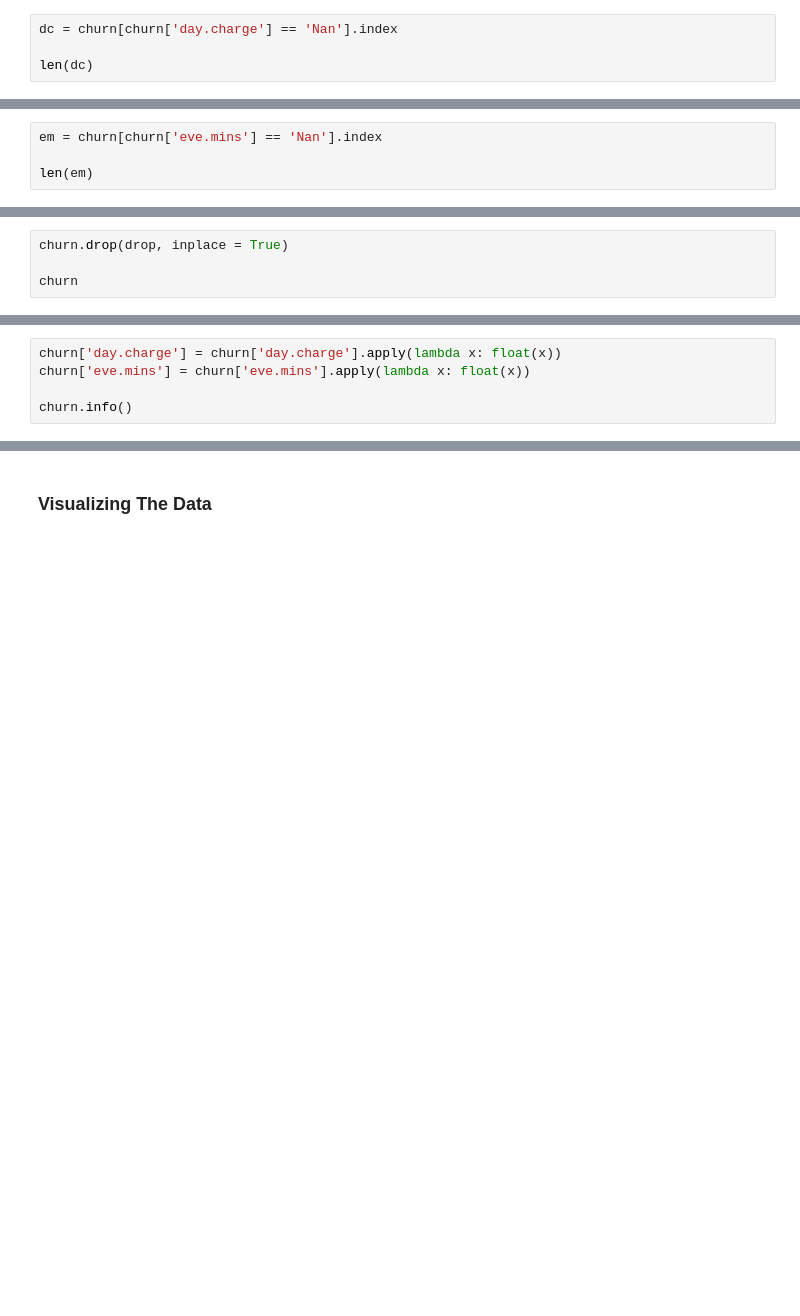
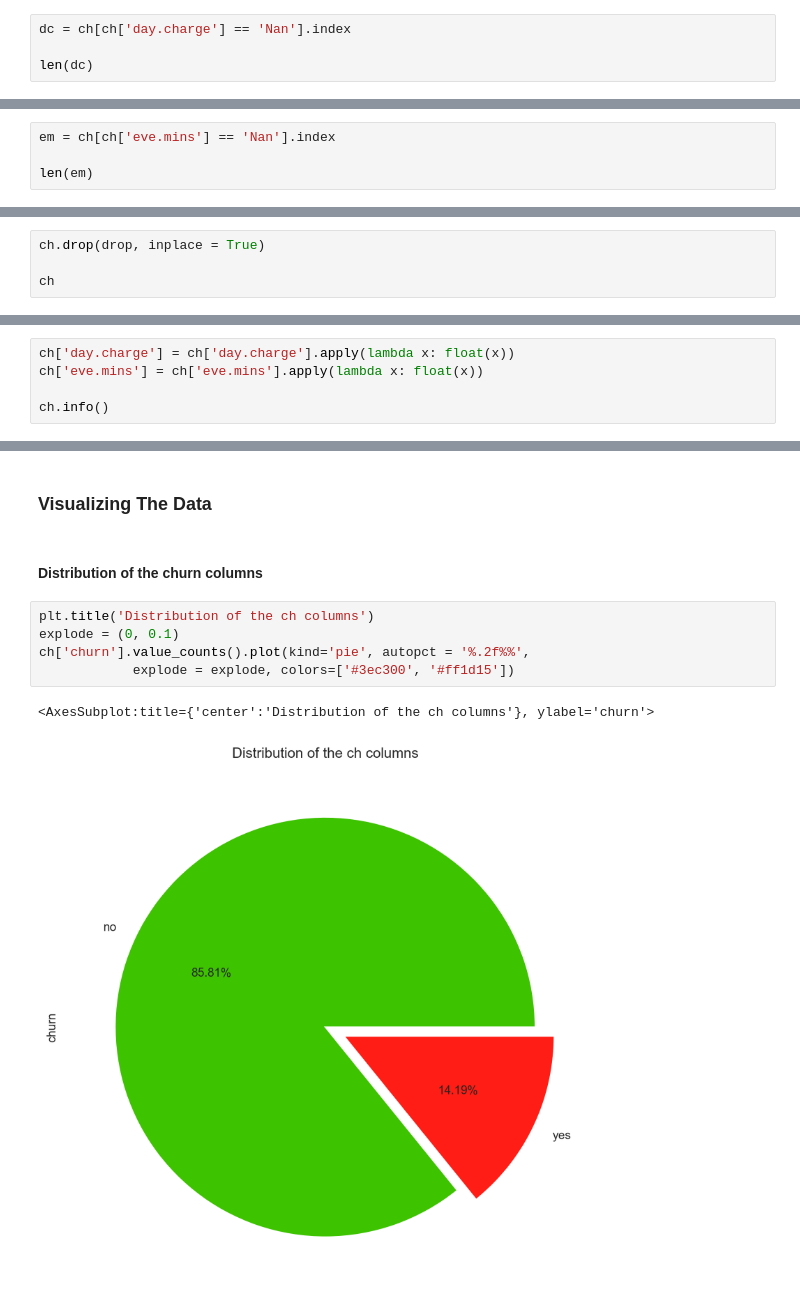
Before and after one commit to kunal-mallick/Churn_Prediction, a Jupyter notebook: Data Preprocessing & EDA/EDA.ipynb, the cells around one changed output, grey strips where cells are left out. Saved outputs shown, nothing was run; the diff lists cells and outputs as text; blank space fills up the shorter version.

Commit message:
Started Visualization

```diff
--- a/Data Preprocessing & EDA/EDA.ipynb
+++ b/Data Preprocessing & EDA/EDA.ipynb
@@ -187,7 +187,7 @@ churn[churn['day.charge'] == 'Nan'].shape
 # %% [output]
 (7, 20)
 # %%
-dc = churn[churn['day.charge'] == 'Nan'].index
+dc = ch[ch['day.charge'] == 'Nan'].index
 
 len(dc)
 # %% [output]
@@ -208,7 +208,7 @@ churn[churn['eve.mins'] == 'Nan'].shape
 # %% [output]
 (24, 20)
 # %%
-em = churn[churn['eve.mins'] == 'Nan'].index
+em = ch[ch['eve.mins'] == 'Nan'].index
 
 len(em)
 # %% [output]
@@ -239,9 +239,9 @@ sorted(drop)
  4965,
  4992]
 # %%
-churn.drop(drop, inplace = True)
+ch.drop(drop, inplace = True)
 
-churn
+ch
 # %% [output]
 |  | state | area.code | account.length | voice.plan | voice.messages | intl.plan | intl.mins | intl.calls | ... |
 | 0 | KS | area_code_415 | 128 | yes | 25 | no | 10.0 | 3 | ... |
@@ -263,10 +263,10 @@ We lost 0.62 % data
 # %% [markdown]
 #### Typecasting Column's
 # %%
-churn['day.charge'] = churn['day.charge'].apply(lambda x: float(x))
-churn['eve.mins'] = churn['eve.mins'].apply(lambda x: float(x))
+ch['day.charge'] = ch['day.charge'].apply(lambda x: float(x))
+ch['eve.mins'] = ch['eve.mins'].apply(lambda x: float(x))
 
-churn.info()
+ch.info()
 # %% [output]
 <class 'pandas.core.frame.DataFrame'>
 Int64Index: 4969 entries, 0 to 4999
@@ -315,3 +315,13 @@ churn[churn.duplicated()]
 - There is no duplicate vale in are dataset
 # %% [markdown]
 ### Visualizing The Data
+# %% [markdown]
+#### Distribution of the churn columns
+# %%
+plt.title('Distribution of the ch columns')
+explode = (0, 0.1)
+ch['churn'].value_counts().plot(kind='pie', autopct = '%.2f%%',
+            explode = explode, colors=['#3ec300', '#ff1d15'])
+# %% [output]
+<AxesSubplot:title={'center':'Distribution of the ch columns'}, ylabel='churn'>
+[figure, added]
```
Also changed, not shown: parts of 29 cells of this notebook.
